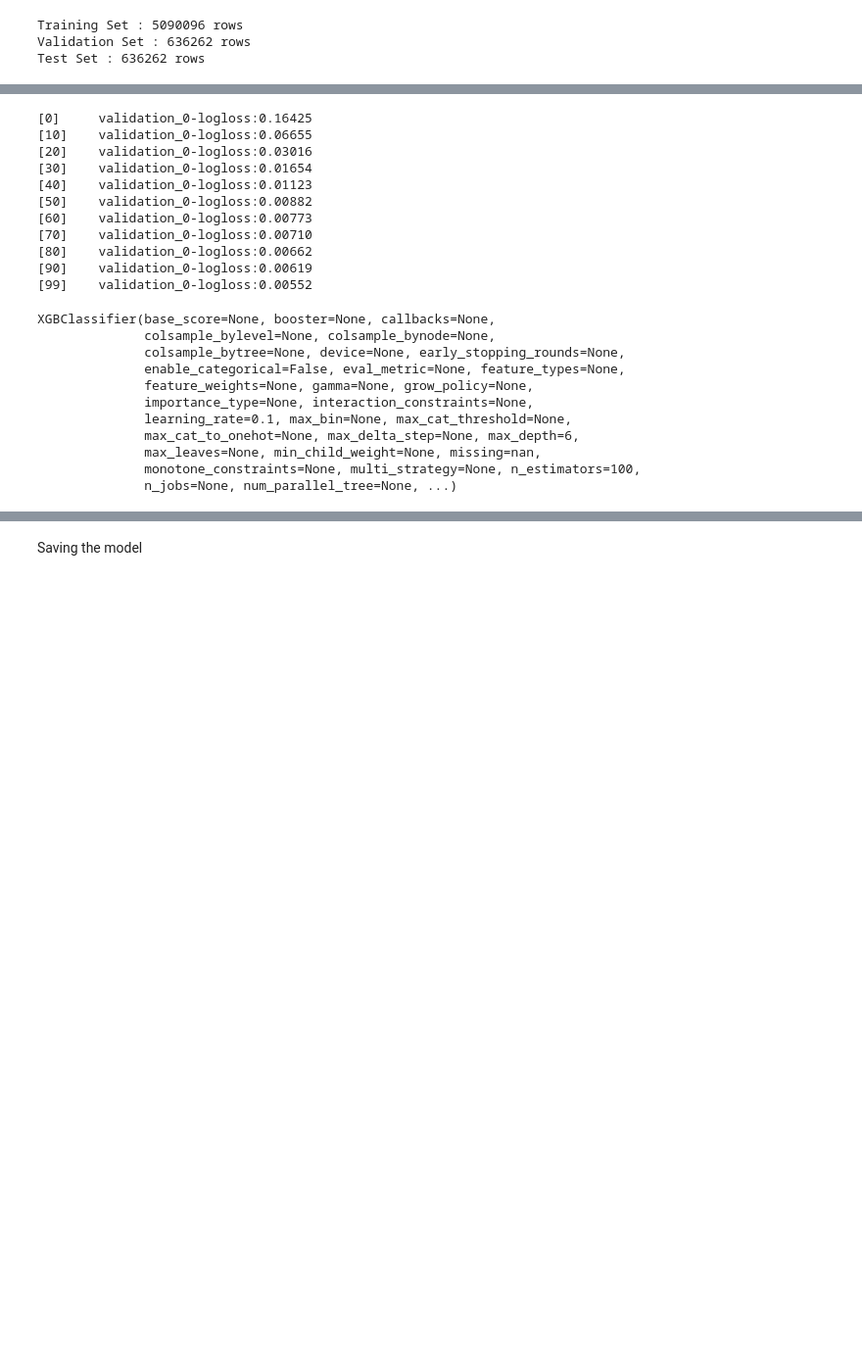
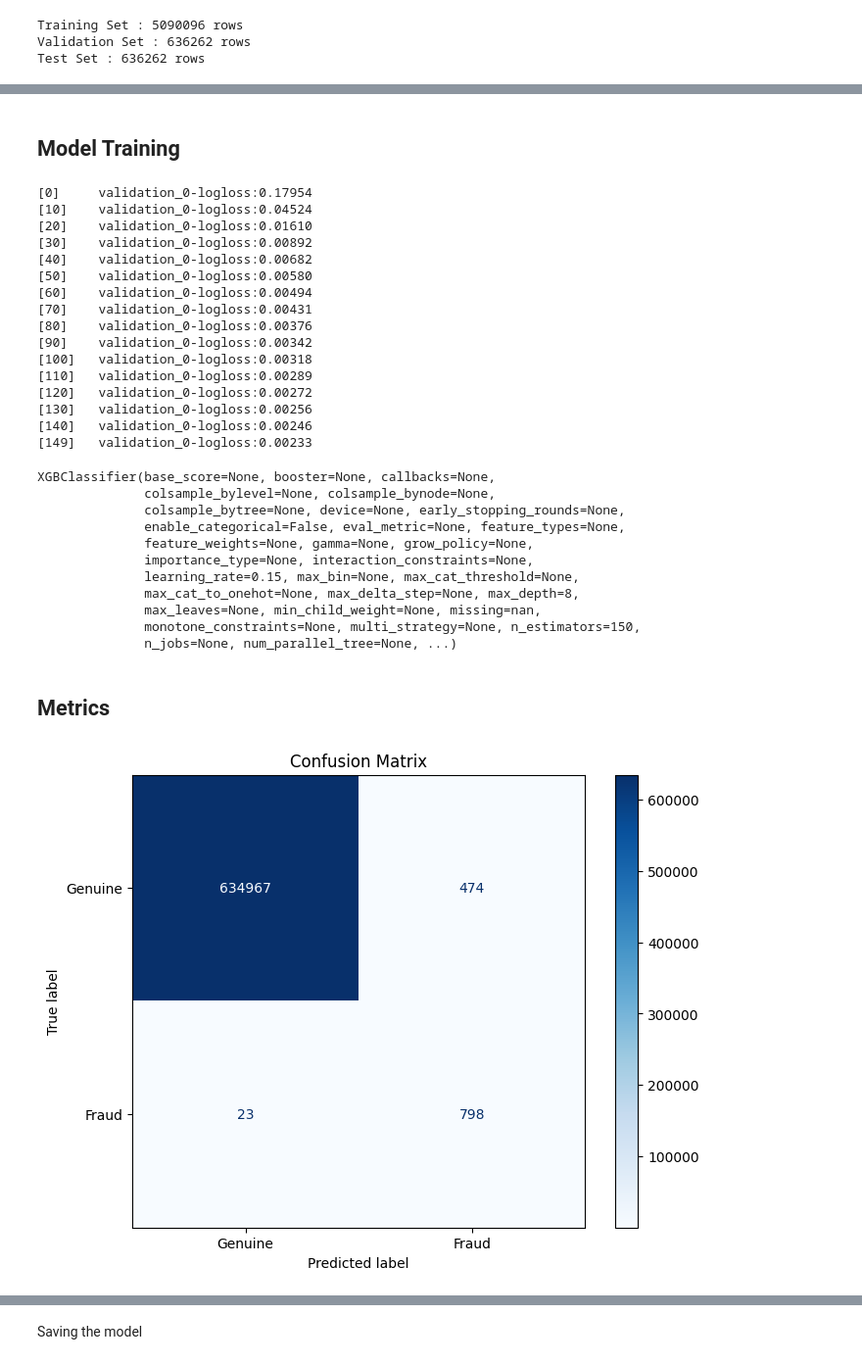
Before and after one commit to Himanshu-639/Fraud-Detection, a Jupyter notebook: train.ipynb, the cells around one changed output, grey strips where cells are left out. Shown at 98% size. Drawn from its saved outputs; the diff is of its cells as text; code cells hidden in the pictures; blank space fills up the shorter version.

```diff
--- a/train.ipynb
+++ b/train.ipynb
@@ -383,31 +360,58 @@ MemoryError: Unable to allocate 25.9 MiB for an array with shape (3393397,) and
+# %% [markdown]
+## Model Training
 # %%
 import xgboost as xgb
 
-model = xgb.XGBClassifier(n_estimators = 100, max_depth = 6, learning_rate = 0.1, scale_pos_weight=80, random_state=42)
+model = xgb.XGBClassifier(n_estimators = 150, max_depth = 8, learning_rate = 0.15, scale_pos_weight=120, random_state=42)
 
 model.fit(X_train, y_train, eval_set = [(X_val, y_val)], verbose=10)
 # %% [output]
-[0]     validation_0-logloss:0.16425
-[10]    validation_0-logloss:0.06655
-[20]    validation_0-logloss:0.03016
-[30]    validation_0-logloss:0.01654
-[40]    validation_0-logloss:0.01123
-[50]    validation_0-logloss:0.00882
-[60]    validation_0-logloss:0.00773
-[70]    validation_0-logloss:0.00710
-[80]    validation_0-logloss:0.00662
-[90]    validation_0-logloss:0.00619
-[99]    validation_0-logloss:0.00552
+[0]     validation_0-logloss:0.17954
+[10]    validation_0-logloss:0.04524
+[20]    validation_0-logloss:0.01610
+[30]    validation_0-logloss:0.00892
+[40]    validation_0-logloss:0.00682
+[50]    validation_0-logloss:0.00580
+[60]    validation_0-logloss:0.00494
+[70]    validation_0-logloss:0.00431
+[80]    validation_0-logloss:0.00376
+[90]    validation_0-logloss:0.00342
+[100]   validation_0-logloss:0.00318
+[110]   validation_0-logloss:0.00289
+[120]   validation_0-logloss:0.00272
+[130]   validation_0-logloss:0.00256
+[140]   validation_0-logloss:0.00246
+[149]   validation_0-logloss:0.00233
 XGBClassifier(base_score=None, booster=None, callbacks=None,
               colsample_bylevel=None, colsample_bynode=None,
               colsample_bytree=None, device=None, early_stopping_rounds=None,
               enable_categorical=False, eval_metric=None, feature_types=None,
               feature_weights=None, gamma=None, grow_policy=None,
               importance_type=None, interaction_constraints=None,
-              learning_rate=0.1, max_bin=None, max_cat_threshold=None,
-              max_cat_to_onehot=None, max_delta_step=None, max_depth=6,
+              learning_rate=0.15, max_bin=None, max_cat_threshold=None,
+              max_cat_to_onehot=None, max_delta_step=None, max_depth=8,
               max_leaves=None, min_child_weight=None, missing=nan,
-              monotone_constraints=None, multi_strategy=None, n_estimators=100,
+              monotone_constraints=None, multi_strategy=None, n_estimators=150,
               n_jobs=None, num_parallel_tree=None, ...)
+# %% [markdown]
+## Metrics
+# %%
+from sklearn.metrics import confusion_matrix, ConfusionMatrixDisplay
+import matplotlib.pyplot as plt
+
+# Calculate the confusion matrix
+cm = confusion_matrix(y_test, y_pred)
+
+# Create the display object, specifying the labels for clarity
+disp = ConfusionMatrixDisplay(confusion_matrix=cm, display_labels=['Genuine', 'Fraud'])
+
+# Plot the confusion matrix
+fig, ax = plt.subplots(figsize=(8, 6))
+disp.plot(ax=ax, cmap='Blues', values_format='d') # 'd' formats the numbers as integers
+
+plt.title('Confusion Matrix')
+plt.show()
+# %% [output]
+[figure, added]
 # %%
 from sklearn.metrics import accuracy_score, recall_score, precision_score, roc_auc_score, f1_score
```
Also changed, not shown: parts of 24 cells of this notebook, 3 other files.
